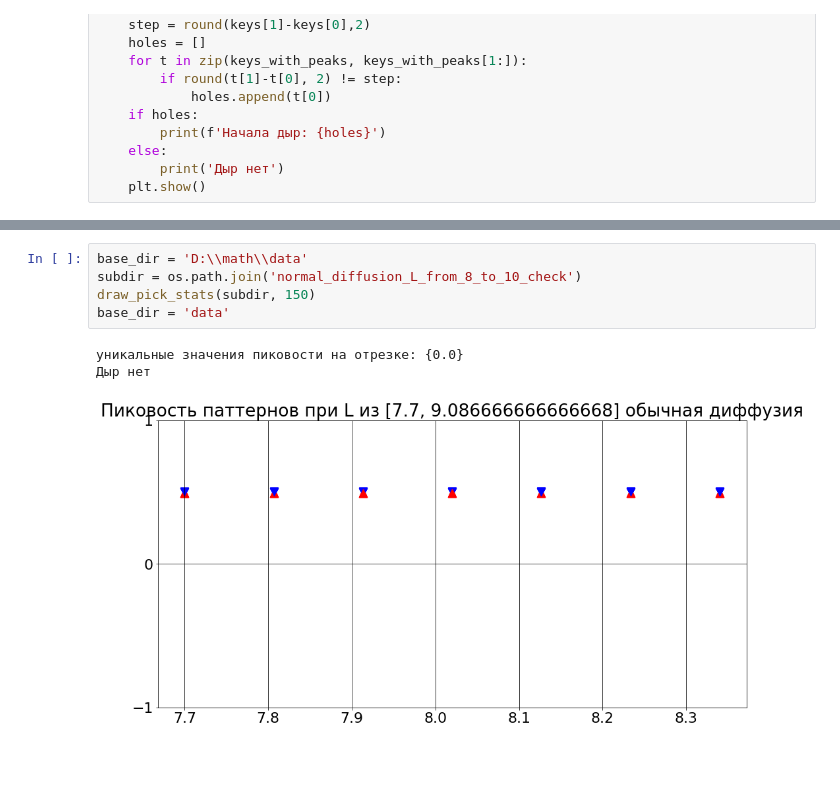
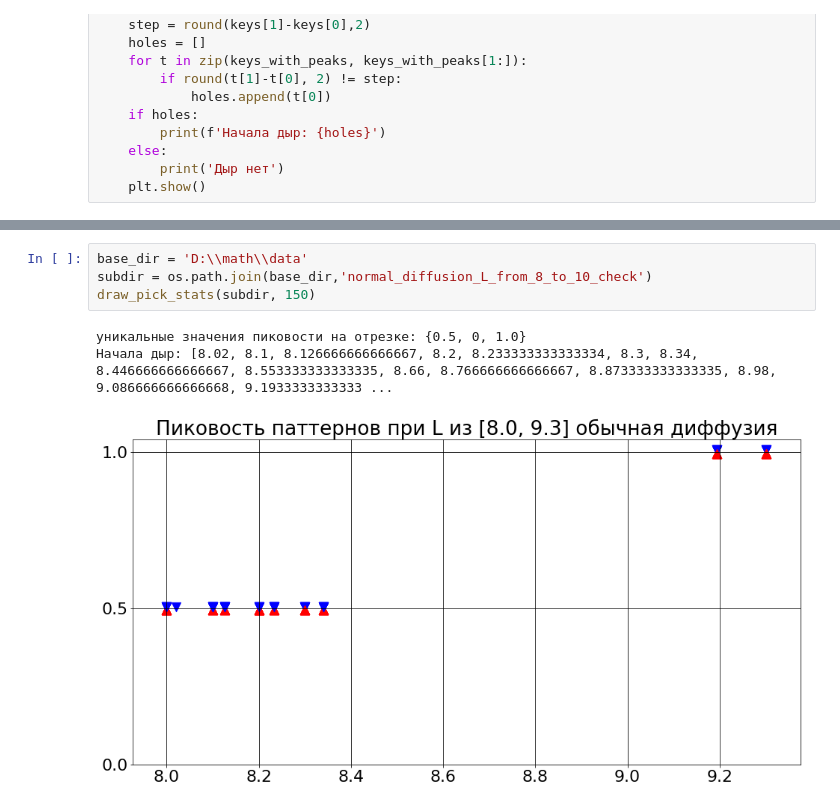
Before and after one commit to kokamido/BrandNewResearch, a Jupyter notebook: Research/27_10_2020 Поиск дыр в паттернах и исследование малой диффузии.ipynb, the cells around one changed output, grey strips where cells are left out. Saved outputs shown, nothing was run; the diff lists cells and outputs as text; blank space fills up the shorter version.

```diff
--- a/Research/27_10_2020 Поиск дыр в паттернах и исследование малой диффузии.ipynb
+++ b/Research/27_10_2020 Поиск дыр в паттернах и исследование малой диффузии.ipynb
@@ -130,10 +100,9 @@ draw_pick_stats('normal_diffusion_L_from_4_to_160', 300,0,20)
 # %%
 base_dir = 'D:\\math\\data'
-subdir = os.path.join('normal_diffusion_L_from_8_to_10_check')
+subdir = os.path.join(base_dir,'normal_diffusion_L_from_8_to_10_check')
 draw_pick_stats(subdir, 150)
-base_dir = 'data'
 # %% [output]
-уникальные значения пиковости на отрезке: {0.0}
-Дыр нет
+уникальные значения пиковости на отрезке: {0.5, 0, 1.0}
+Начала дыр: [8.02, 8.1, 8.126666666666667, 8.2, 8.233333333333334, 8.3, 8.34, 8.446666666666667, 8.553333333333335, 8.66, 8.766666666666667, 8.873333333333335, 8.98, 9.086666666666668, 9.1933333333333 ...
-[figure, old version]
+[figure, new version]
 # %%
```
Also changed, not shown: parts of 15 cells of this notebook, 11 other files.
